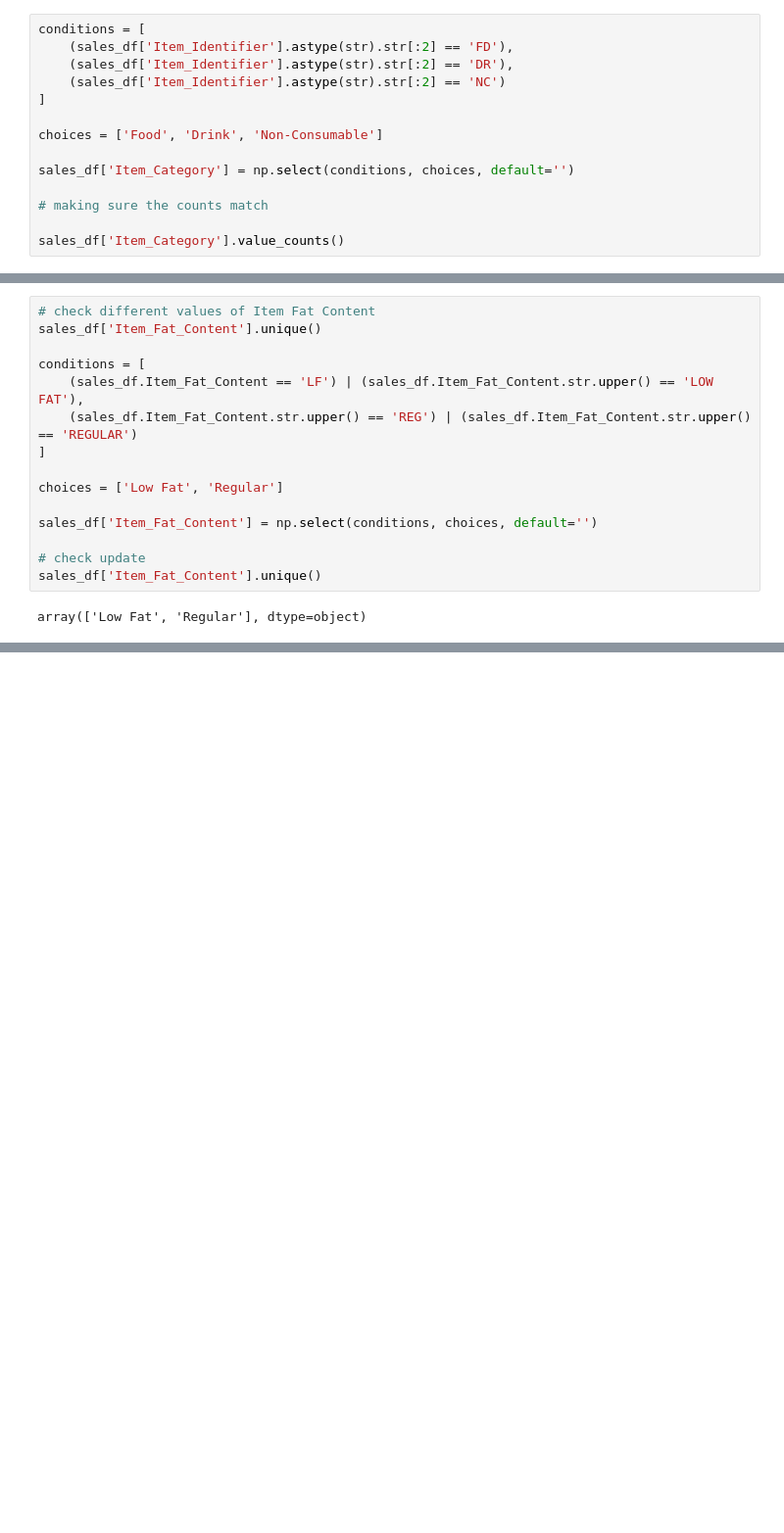
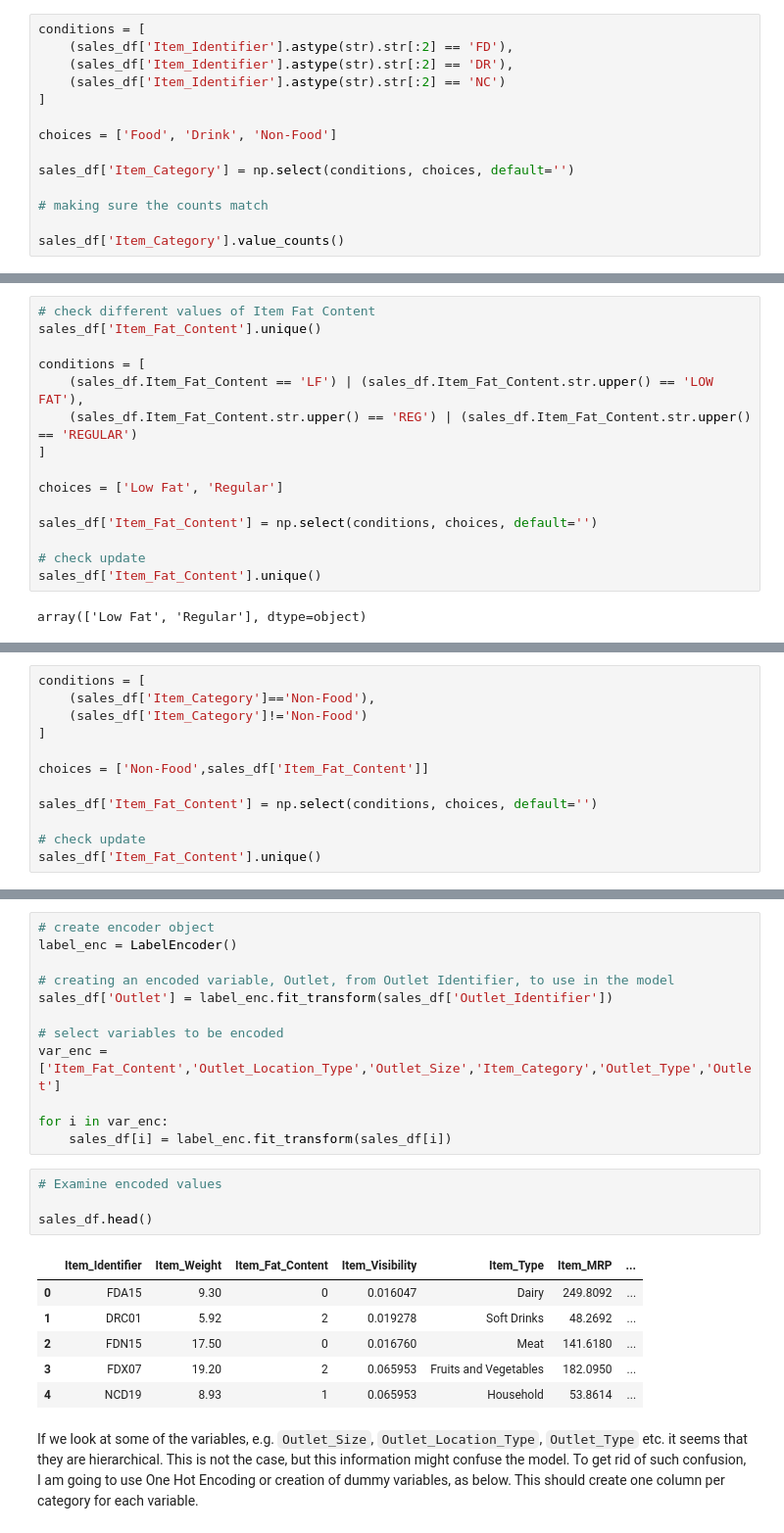
Before and after one commit to anirbanpalDSC/Bigmart-Product-Sales-Prediction, a Jupyter notebook: Big Mart Sales Prediction.ipynb, the cells around one changed output, grey strips where cells are left out. Shown: that part at 98% size. Drawn from its saved outputs; the diff is of its cells as text; blank space fills up the shorter version.

```diff
--- a/Big Mart Sales Prediction.ipynb
+++ b/Big Mart Sales Prediction.ipynb
@@ -177,7 +184,7 @@ conditions = [
     (sales_df['Item_Identifier'].astype(str).str[:2] == 'NC')
 ]
 
-choices = ['Food', 'Drink', 'Non-Consumable']
+choices = ['Food', 'Drink', 'Non-Food']
 
 sales_df['Item_Category'] = np.select(conditions, choices, default='')
 
@@ -211,0 +221,12 @@ array(['Low Fat', 'Regular'], dtype=object)
+# %%
+conditions = [
+    (sales_df['Item_Category']=='Non-Food'),
+    (sales_df['Item_Category']!='Non-Food')
+]
+
+choices = ['Non-Food',sales_df['Item_Fat_Content']]
+
+sales_df['Item_Fat_Content'] = np.select(conditions, choices, default='')
+
+# check update
+sales_df['Item_Fat_Content'].unique()
@@ -211,0 +281,25 @@ array(['Low Fat', 'Regular'], dtype=object)
+# %%
+# create encoder object
+label_enc = LabelEncoder()
+
+# creating an encoded variable, Outlet, from Outlet Identifier, to use in the model
+sales_df['Outlet'] = label_enc.fit_transform(sales_df['Outlet_Identifier'])
+
+# select variables to be encoded
+var_enc = ['Item_Fat_Content','Outlet_Location_Type','Outlet_Size','Item_Category','Outlet_Type','Outlet']
+
+for i in var_enc:
+    sales_df[i] = label_enc.fit_transform(sales_df[i])
+# %%
+# Examine encoded values
+
+sales_df.head()
+# %% [output]
+|  | Item_Identifier | Item_Weight | Item_Fat_Content | Item_Visibility | Item_Type | Item_MRP | ... |
+| 0 | FDA15 | 9.30 | 0 | 0.016047 | Dairy | 249.8092 | ... |
+| 1 | DRC01 | 5.92 | 2 | 0.019278 | Soft Drinks | 48.2692 | ... |
+| 2 | FDN15 | 17.50 | 0 | 0.016760 | Meat | 141.6180 | ... |
+| 3 | FDX07 | 19.20 | 2 | 0.065953 | Fruits and Vegetables | 182.0950 | ... |
+| 4 | NCD19 | 8.93 | 1 | 0.065953 | Household | 53.8614 | ... |
+# %% [markdown]
+If we look at some of the variables, e.g. `Outlet_Size`, `Outlet_Location_Type`, `Outlet_Type` etc. it seems that they are hierarchical. This is not the case, but this information might confuse the model. To get rid of such confusion, I am going to use One Hot Encoding or creation of dummy variables, as below. This should create one column per category for each variable.
```
Also changed, not shown: parts of 18 cells of this notebook.
